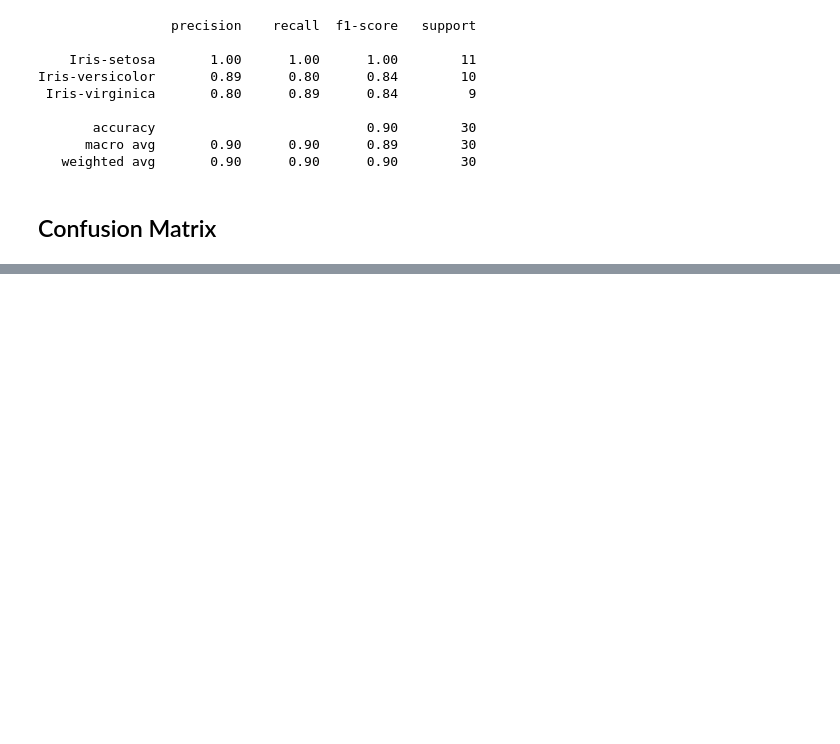
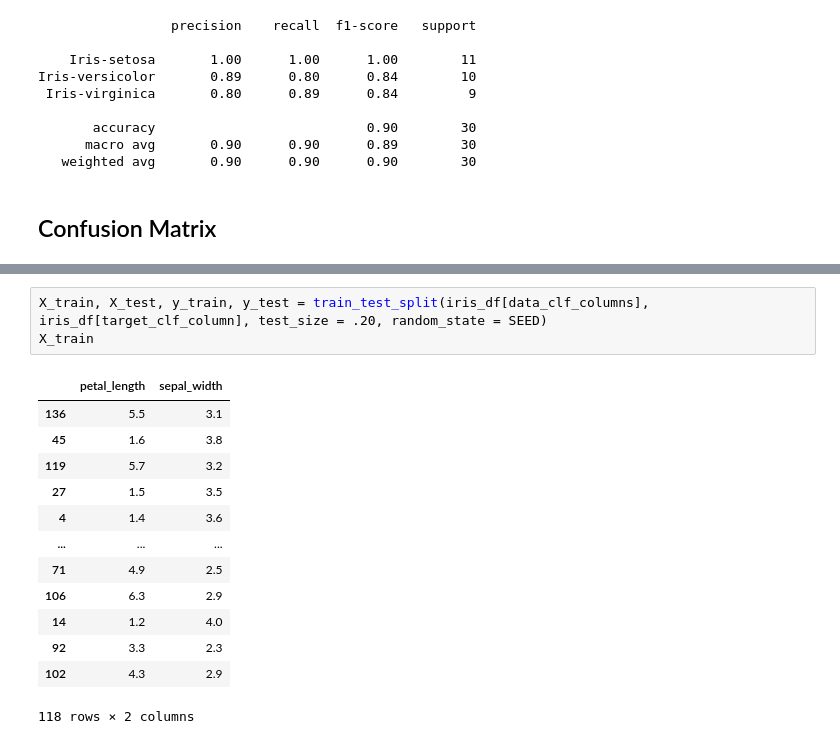
Before and after one commit to dataville/iris_dataset, a Jupyter notebook: decision_tree.ipynb, the cells around one changed output, grey strips where cells are left out. Saved outputs shown, nothing was run; the diff lists cells and outputs as text; blank space fills up the shorter version.

```diff
--- a/decision_tree.ipynb
+++ b/decision_tree.ipynb
@@ -205,0 +225,17 @@ cmd.plot();
+# %%
+X_train, X_test, y_train, y_test = train_test_split(iris_df[data_clf_columns], iris_df[target_clf_column], test_size = .20, random_state = SEED)
+X_train
+# %% [output]
+|  | petal_length | sepal_width |
+| 136 | 5.5 | 3.1 |
+| 45 | 1.6 | 3.8 |
+| 119 | 5.7 | 3.2 |
+| 27 | 1.5 | 3.5 |
+| 4 | 1.4 | 3.6 |
+| ... | ... | ... |
+| 71 | 4.9 | 2.5 |
+| 106 | 6.3 | 2.9 |
+| 14 | 1.2 | 4.0 |
+| 92 | 3.3 | 2.3 |
+| 102 | 4.3 | 2.9 |
+118 rows × 2 columns
```
Also changed, not shown: parts of 11 cells of this notebook.
